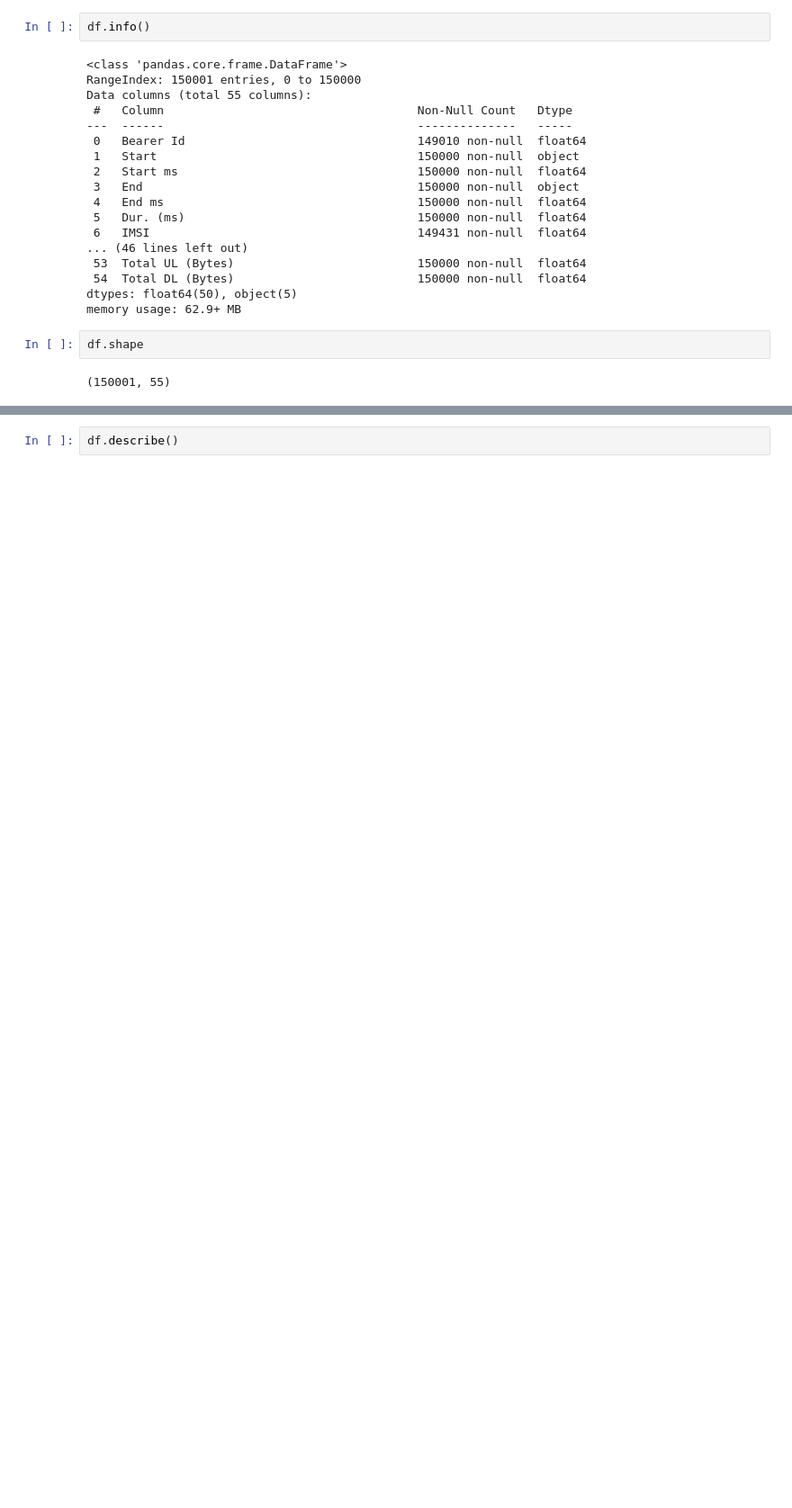
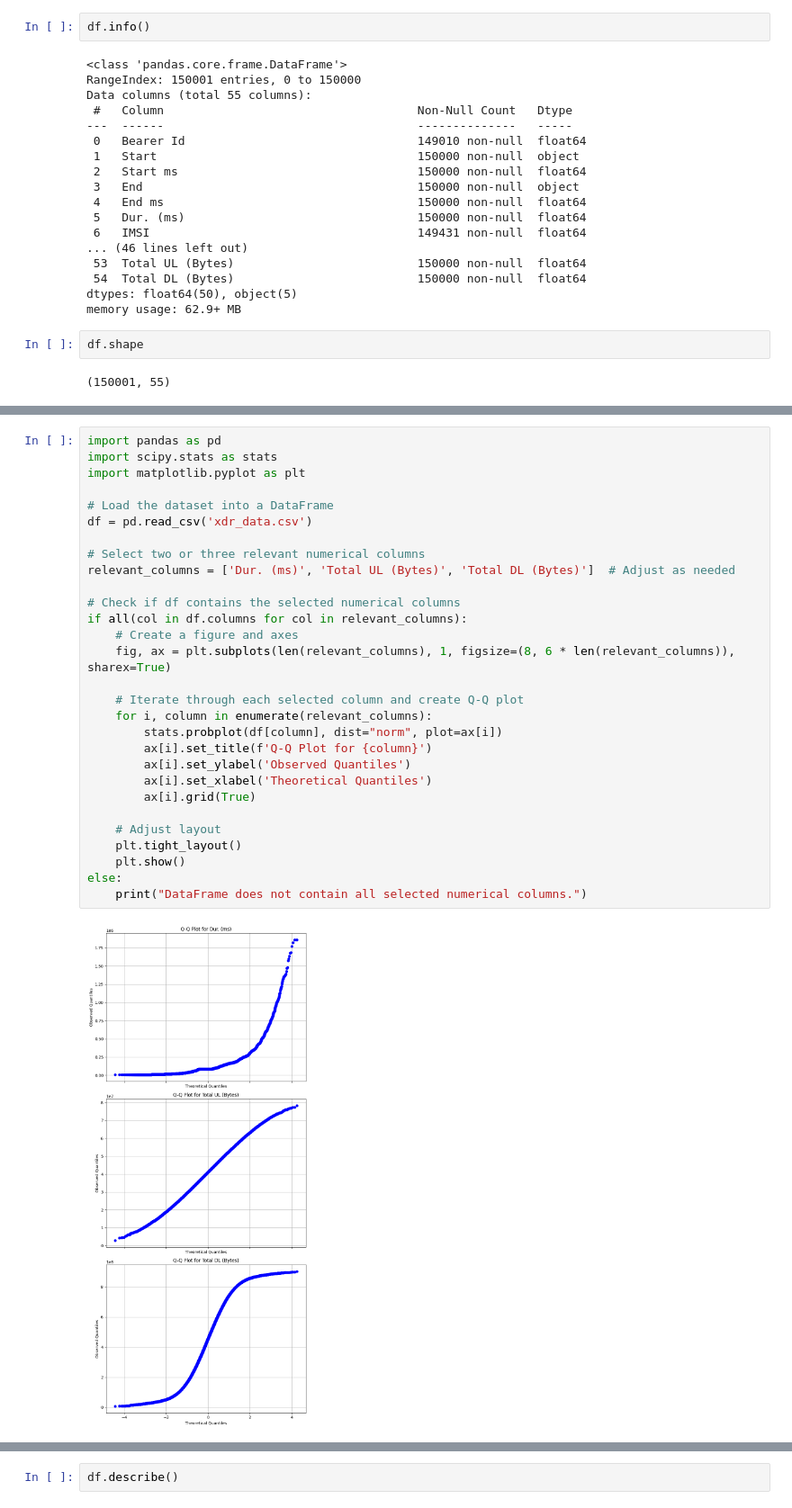
Before and after one commit to slykkkk/telecom_week1, a Jupyter notebook: notebooks/dataExploration.ipynb, the cells around one changed output, grey strips where cells are left out. Shown at 90% size. Saved outputs shown, nothing was run; the diff lists cells and outputs as text; blank space fills up the shorter version.

```diff
--- a/notebooks/dataExploration.ipynb
+++ b/notebooks/dataExploration.ipynb
@@ -53,0 +109,31 @@ df.shape
+# %%
+import pandas as pd
+import scipy.stats as stats
+import matplotlib.pyplot as plt
+
+# Load the dataset into a DataFrame
+df = pd.read_csv('xdr_data.csv')
+
+# Select two or three relevant numerical columns
+relevant_columns = ['Dur. (ms)', 'Total UL (Bytes)', 'Total DL (Bytes)']  # Adjust as needed
+
+# Check if df contains the selected numerical columns
+if all(col in df.columns for col in relevant_columns):
+    # Create a figure and axes
+    fig, ax = plt.subplots(len(relevant_columns), 1, figsize=(8, 6 * len(relevant_columns)), sharex=True)
+
+    # Iterate through each selected column and create Q-Q plot
+    for i, column in enumerate(relevant_columns):
+        stats.probplot(df[column], dist="norm", plot=ax[i])
+        ax[i].set_title(f'Q-Q Plot for {column}')
+        ax[i].set_ylabel('Observed Quantiles')
+        ax[i].set_xlabel('Theoretical Quantiles')
+        ax[i].grid(True)
+
+    # Adjust layout
+    plt.tight_layout()
+    plt.show()
+else:
+    print("DataFrame does not contain all selected numerical columns.")
+# %% [output]
+[figure, added]
```
Also changed, not shown: parts of 7 cells of this notebook, 4 other files.
